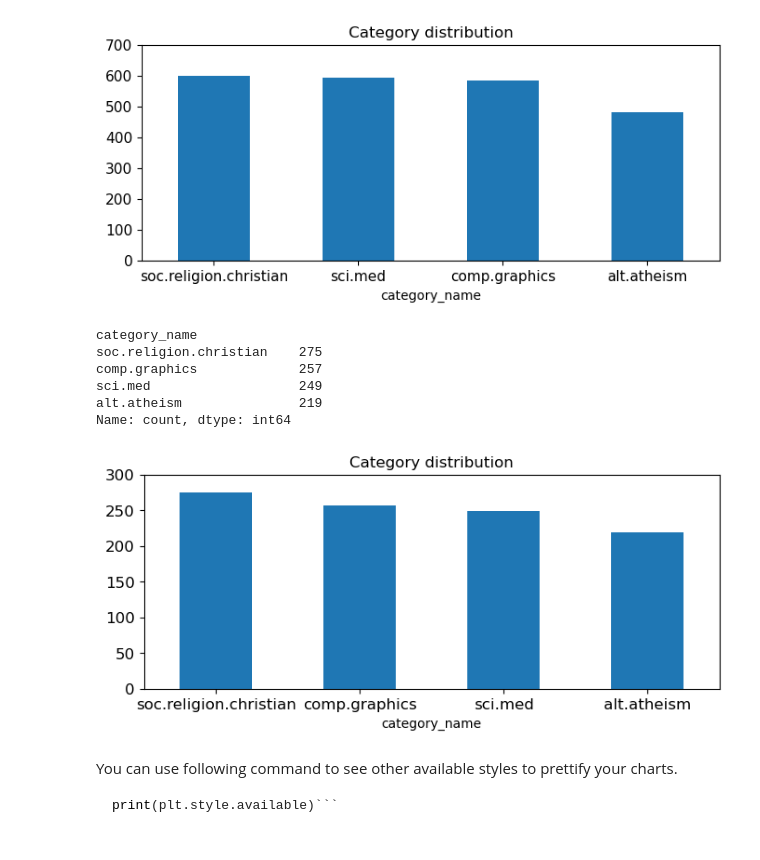
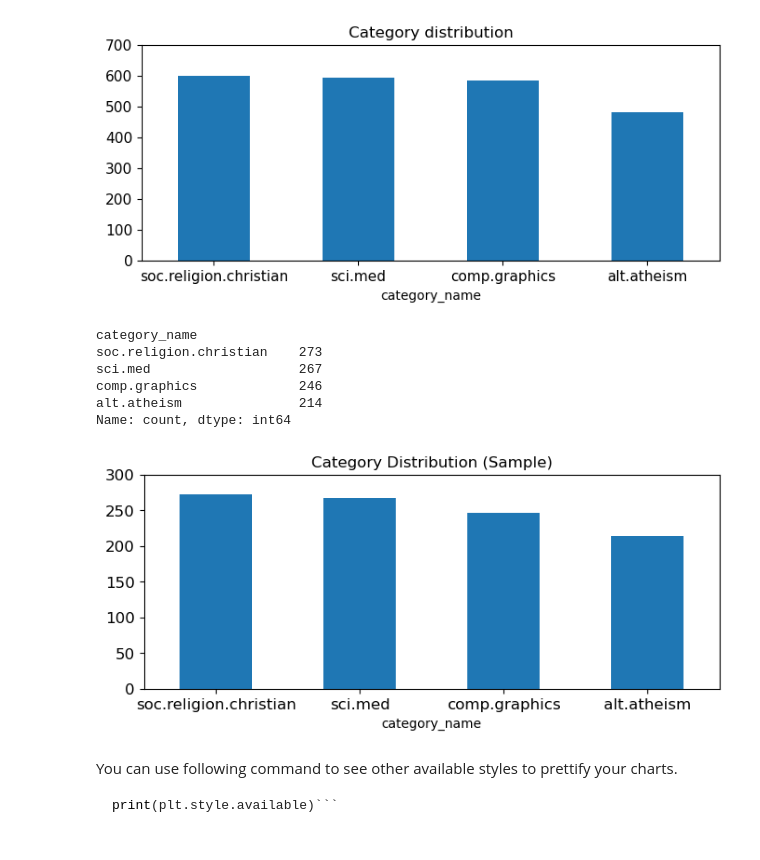
Before and after one commit to Hakeem-bit/DM2025-Lab1-Exercise, a Jupyter notebook: DM2025-Lab1-Master.ipynb, the cells around one changed output. Cells and saved outputs as stored; diff of their text form; code cells hidden in the pictures.

````diff
--- a/DM2025-Lab1-Master.ipynb
+++ b/DM2025-Lab1-Master.ipynb
@@ -739,3 +752,11 @@ In the Data Mining course we learned about the many ways of performing data prep
 The first concept that we are going to cover from the above list is sampling. Sampling refers to the technique used for selecting data. The functionalities that we use to  selected data through queries provided by Pandas are actually basic methods for sampling. The reasons for sampling are sometimes due to the size of data -- we want a smaller subset of the data that is still representatitive enough as compared to the original dataset.
 
 We don't have a problem of size in our current dataset since it is just a couple thousand records long. But if we pay attention to how much content is included in the `text` field of each of those records, you will realize that sampling may not be a bad idea after all. In fact, we have already done some sampling by just reducing the records we are using here in this notebook; remember that we are only using four categories from the all the 20 categories available. Let us get an idea on how to sample using pandas operations.
+# %%
+X = pd.DataFrame.from_records(
+    dmh.format_rows(twenty_train),
+    columns=['text', 'target']
+)
+
+print(X.shape)
+X.head()
@@ -791,23 +851,31 @@ alt.atheism               480
 Name: count, dtype: int64
 [figure]
 # %%
+import matplotlib.pyplot as plt
+
+X_sample["category_name"] = [twenty_train.target_names[i] for i in X_sample["target"]]
+
 print(X_sample.category_name.value_counts())
 
-# plot barchart for X_sample
-X_sample.category_name.value_counts().plot(kind = 'bar',
-                                           title = 'Category distribution',
-                                           ylim = [0,300],
-                                           rot = 0, fontsize = 12, figsize = (8,3))
+X_sample.category_name.value_counts().plot(
+    kind='bar',
+    title='Category Distribution (Sample)',
+    ylim=[0, 300],
+    rot=0,
+    fontsize=12,
+    figsize=(8, 3)
+)
+
 plt.show()
 plt.close()
 # %% [output]
 category_name
-soc.religion.christian    275
-comp.graphics             257
-sci.med                   249
-alt.atheism               219
+soc.religion.christian    273
+sci.med                   267
+comp.graphics             246
+alt.atheism               214
 Name: count, dtype: int64
-[figure, old version]
+[figure, new version]
 # %% [markdown]
 You can use following command to see other available styles to prettify your charts.
 ```python
````
Also changed, not shown: parts of 108 cells of this notebook, 1 other file.
